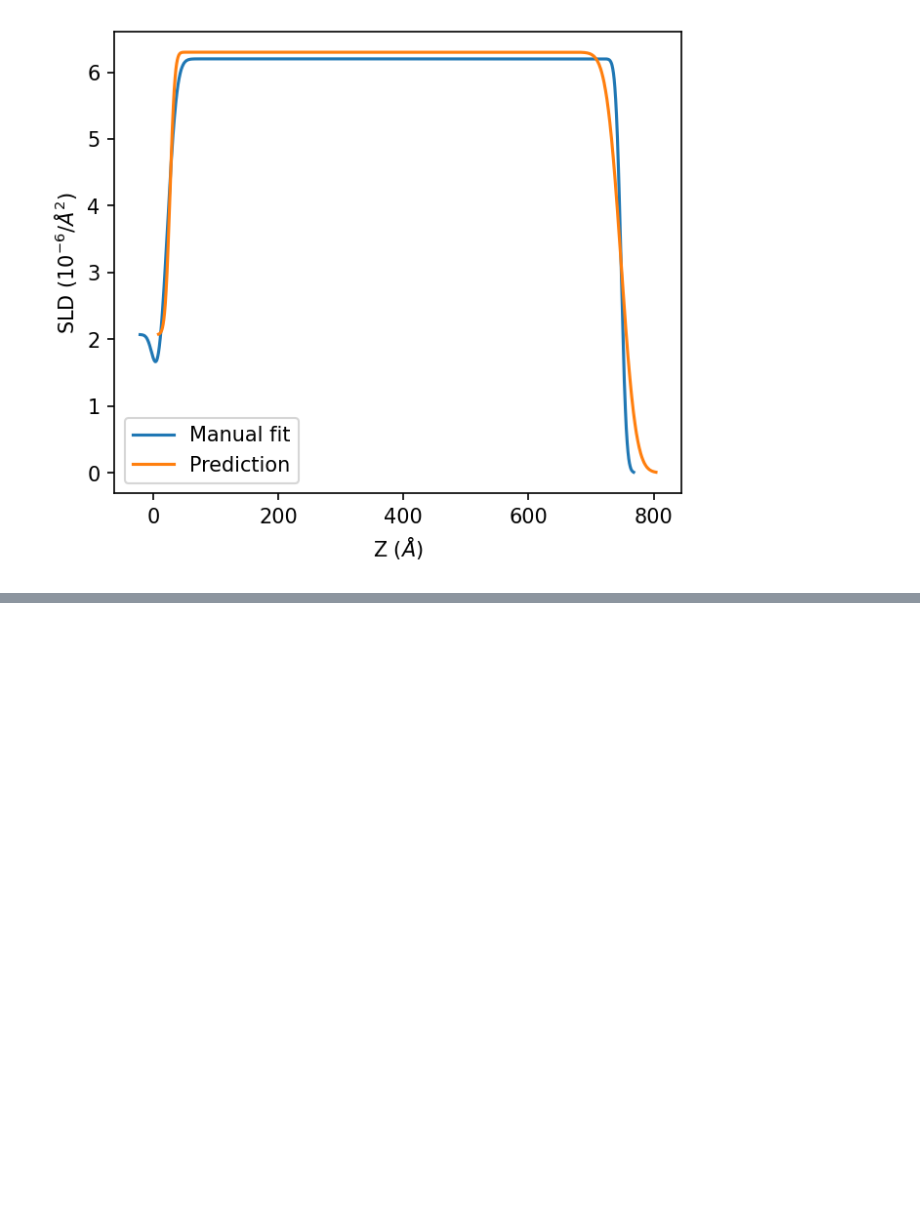
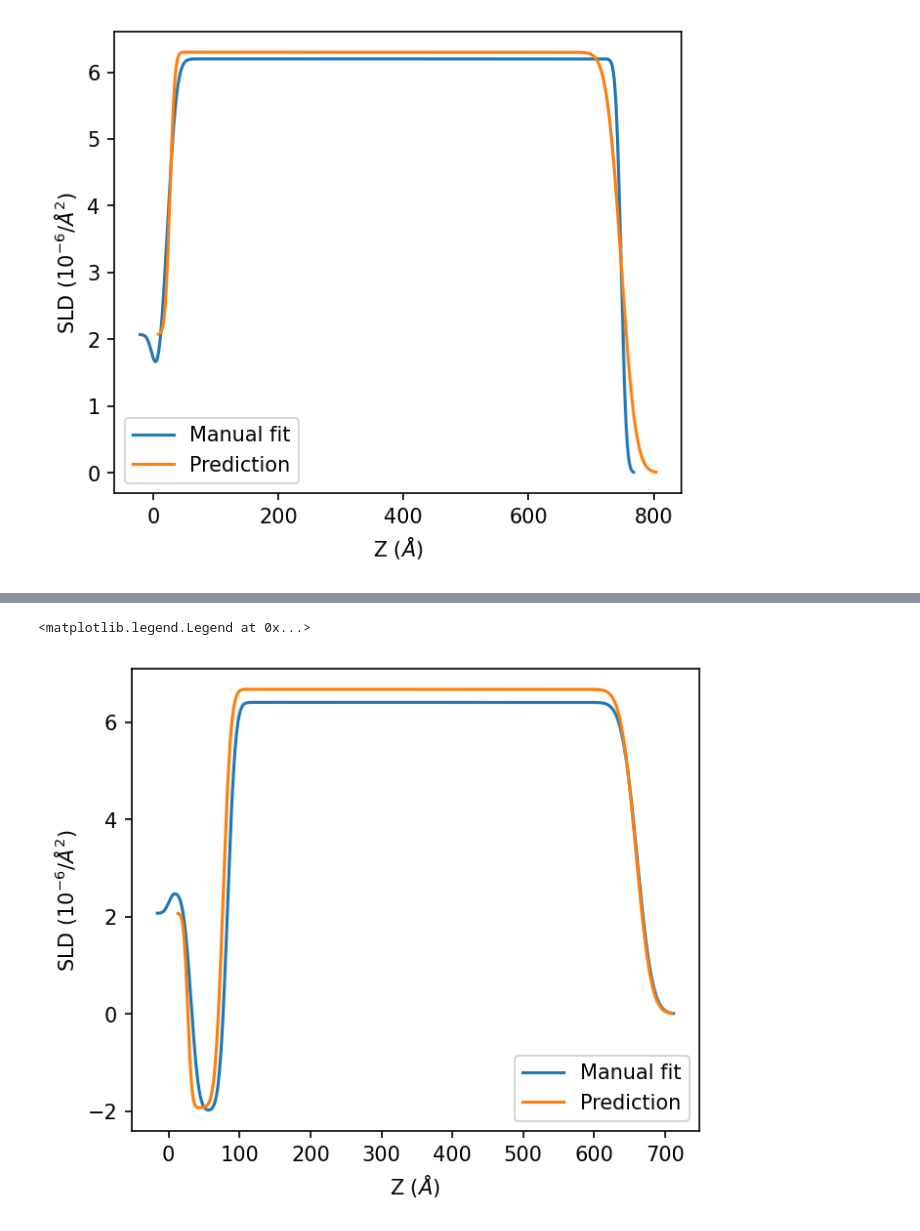
Before and after one commit to imeliamb/machine_learning, a Jupyter notebook: notebooks/struct-pred-test.ipynb, the cells around one changed output, grey strips where cells are left out. Saved outputs shown, nothing was run; the diff lists cells and outputs as text; code cells hidden in the pictures; blank space fills up the shorter version.

Commit message:
fix predictions

```diff
--- a/notebooks/struct-pred-test.ipynb
+++ b/notebooks/struct-pred-test.ipynb
@@ -436,0 +444,16 @@ The bottom layer was predicted with an SLD of 1.94, which is very close to silic
+# %%
+profile_manual = np.loadtxt(os.path.expanduser("~m2d/reflectivity_fits/IPTS-30101/206822/__model-profile.dat")).T
+profile_ml = np.loadtxt(os.path.expanduser("~m2d/reflectivity_fits/IPTS-30101/206823/__model-profile.dat")).T
+
+fig, ax = plt.subplots(dpi=150, figsize=(5, 4.1))
+plt.plot(profile_manual[0], profile_manual[1], label='Manual fit')
+plt.plot(profile_ml[0]+27, profile_ml[1], label='Prediction')
+
+
+plt.ylabel('SLD ($10^{-6}/\AA^2)$', fontsize=10)
+plt.xlabel('Z ($\AA$)', fontsize=10)
+
+plt.legend()
+# %% [output]
+<matplotlib.legend.Legend at 0x...>
+[figure, added]
```
Also changed, not shown: parts of 10 cells of this notebook, 2 other files.
